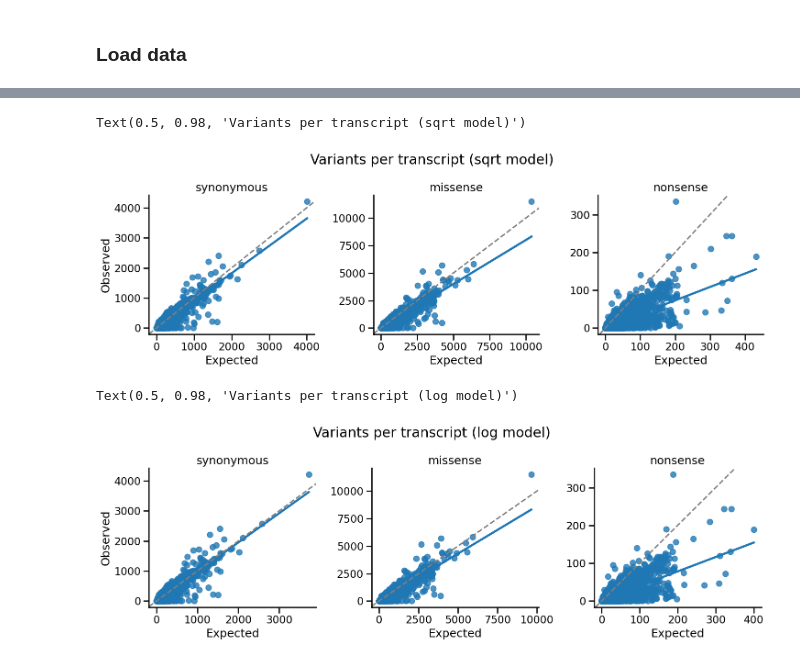
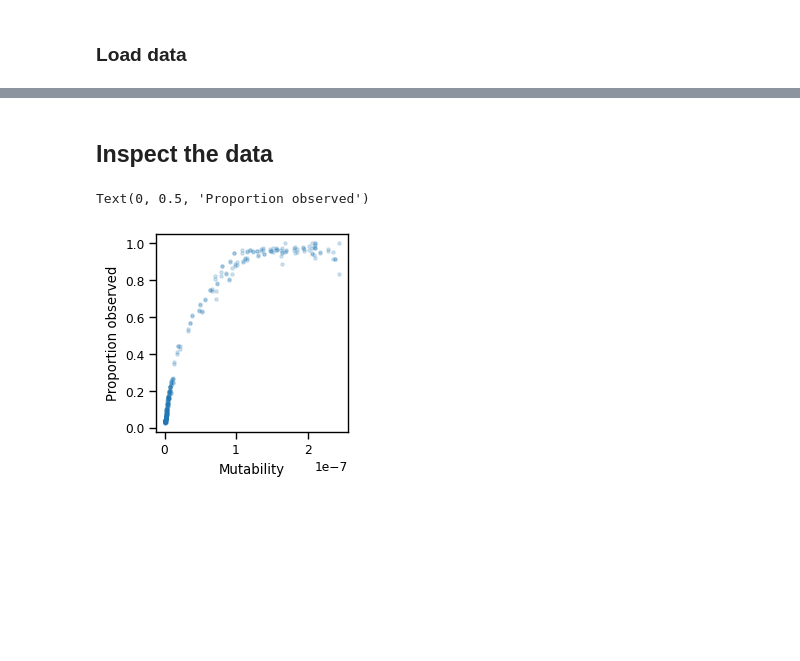
Before and after one commit to alexblakes/regional_nonsense_constraint, a Jupyter notebook: scripts_statistics/expectation_model_choices.ipynb, the cells around one changed output, grey strips where cells are left out. Saved outputs shown, nothing was run; the diff lists cells and outputs as text; code cells hidden in the pictures; blank space fills up the shorter version.

Commit message:
Overhaul the expectation model choices script

```diff
--- a/scripts_statistics/expectation_model_choices.ipynb
+++ b/scripts_statistics/expectation_model_choices.ipynb
@@ -11,13 +11,15 @@ import numpy as np
 import pandas as pd
 from collections import defaultdict
 import matplotlib.pyplot as plt
+import matplotlib.colors as colors
+from matplotlib.lines import Line2D
 import seaborn as sns
-import statsmodels.formula.api as smf
+import statsmodels.api as sm
 from statsmodels.stats.proportion import proportions_ztest
 from sklearn.metrics import r2_score
 from scipy import stats as _stats
 
 # Set seaborn context
-sns.set_context("talk")
+sns.set_context("paper")
 # %% [markdown]
 ### Load data
@@ -509,12 +25,0 @@ Text(0.5, 0.98, 'Variants per transcript (linear model)')
-# %%
-g = plot_obs_exp_per_transcript(enst_sqrt)
-g.fig.suptitle("Variants per transcript (sqrt model)")
-# %% [output]
-Text(0.5, 0.98, 'Variants per transcript (sqrt model)')
-[figure, removed]
-# %%
-g = plot_obs_exp_per_transcript(enst_log)
-g.fig.suptitle("Variants per transcript (log model)")
-# %% [output]
-Text(0.5, 0.98, 'Variants per transcript (log model)')
-[figure, removed]
@@ -520,0 +32,13 @@ Text(0.5, 0.98, 'Variants per transcript (log model)')
+# %% [markdown]
+## Inspect the data
+# %%
+# Create figure
+fig, ax = plt.subplots(1, 1, figsize=(2.5, 2.5), layout="constrained")
+
+# Plot proportion observed against mutability
+ax.scatter(x=df["mu"], y=df["obs"], alpha=0.2, marker=".")
+ax.set_xlabel("Mutability")
+ax.set_ylabel("Proportion observed")
+# %% [output]
+Text(0, 0.5, 'Proportion observed')
+[figure, added]
```
Also changed, not shown: parts of 87 cells of this notebook.
